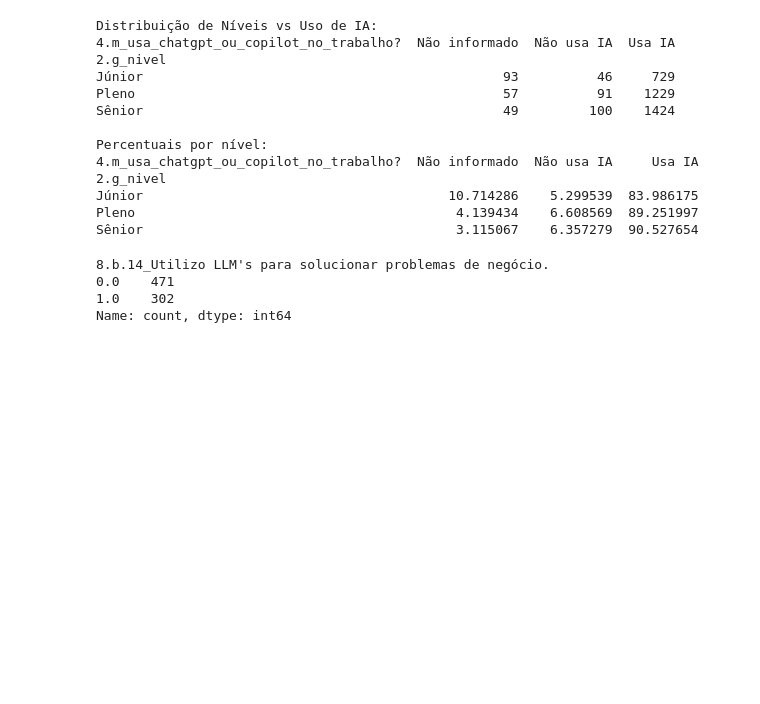
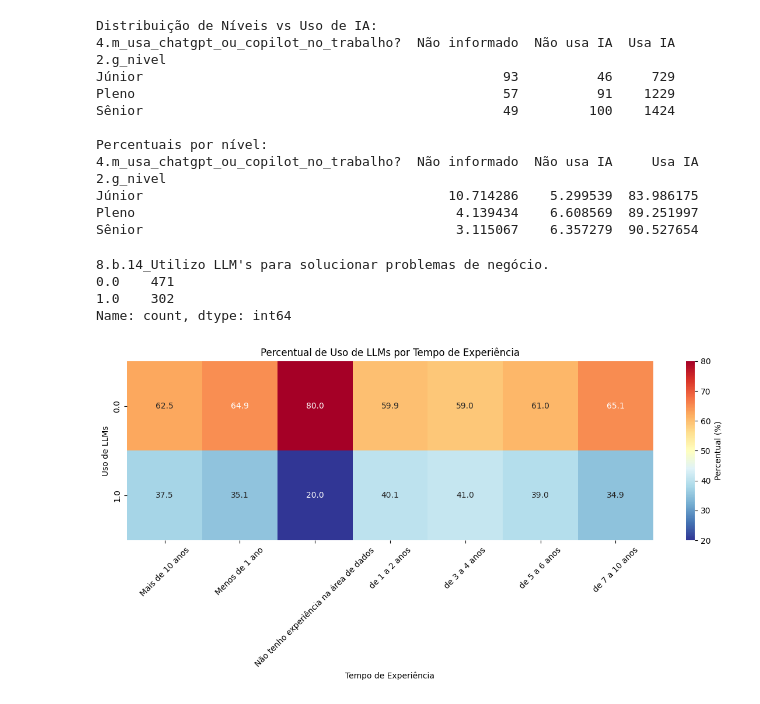
Before and after one commit to ryanjuniox/analise-state-of-data-2024-2025, a Jupyter notebook: notebooks/initial_exploration.ipynb, the cells around one changed output. Drawn from its saved outputs; the diff is of its cells as text; code cells hidden in the pictures; blank space fills up the shorter version.

```diff
--- a/notebooks/initial_exploration.ipynb
+++ b/notebooks/initial_exploration.ipynb
@@ -169,3 +169,16 @@ print(df[coluna_llm].value_counts())
 0.0    471
 1.0    302
 Name: count, dtype: int64
+# %%
+plt.figure(figsize=(12, 6))
+usa_ia_por_experiencia_pct = pd.crosstab(df[coluna_llm], df['2.i_tempo_de_experiencia_em_dados'], normalize='columns') * 100
+
+sns.heatmap(usa_ia_por_experiencia_pct, annot=True, fmt='.1f', cmap='RdYlBu_r', cbar_kws={'label': 'Percentual (%)'})
+plt.title('Percentual de Uso de LLMs por Tempo de Experiência')
+plt.xlabel('Tempo de Experiência')
+plt.ylabel('Uso de LLMs')
+plt.xticks(rotation=45)
+plt.tight_layout()
+plt.show()
+# %% [output]
+[figure, added]
```
Also changed, not shown: parts of 1 cell of this notebook.
